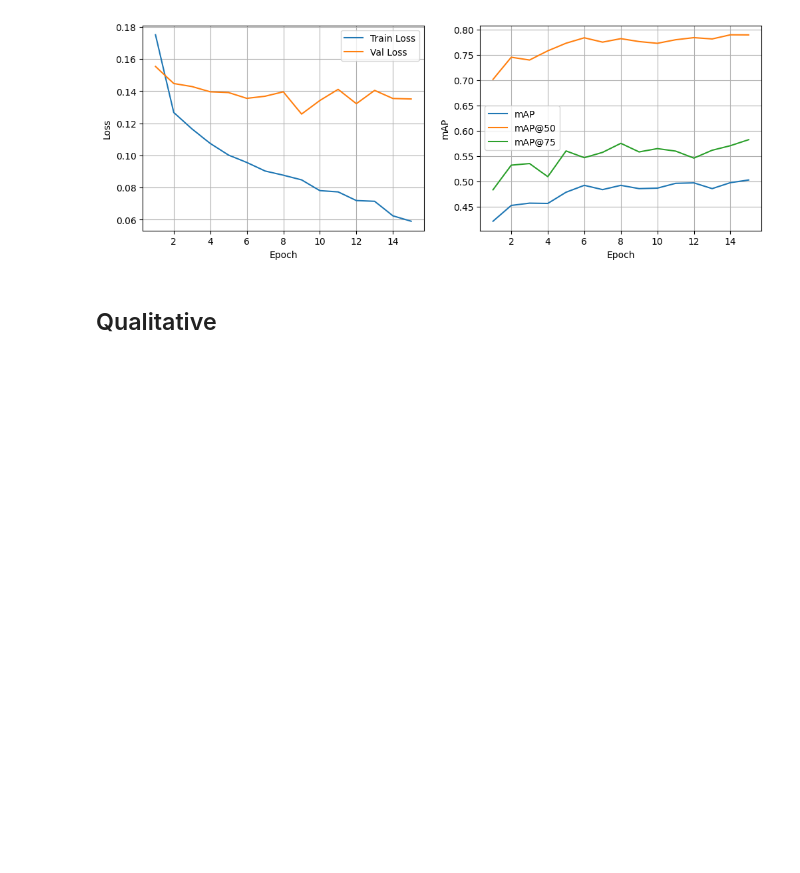
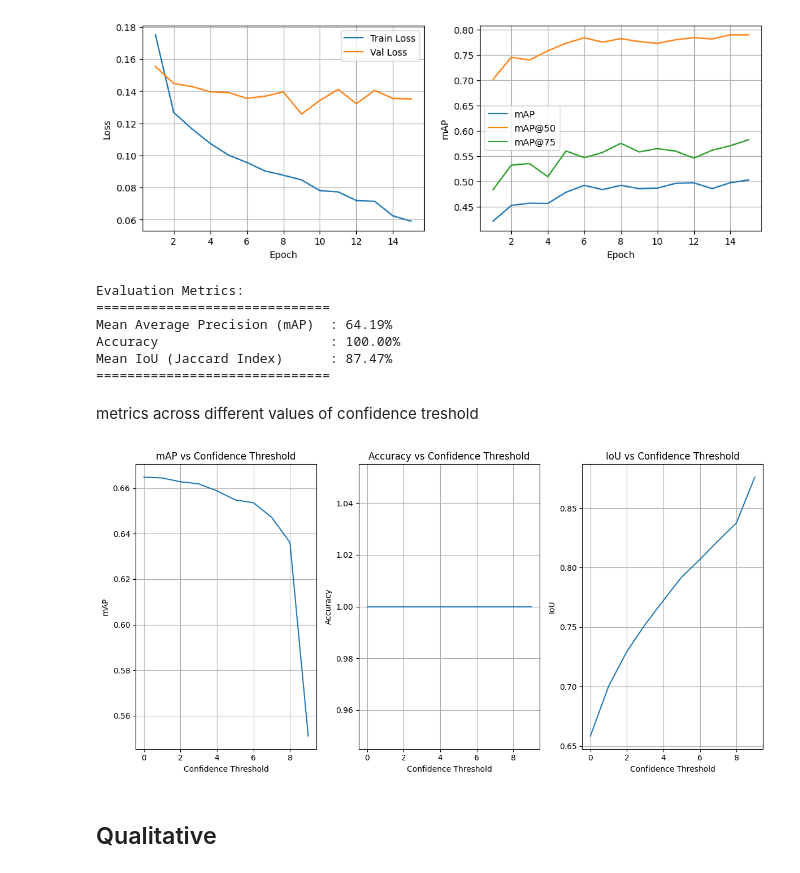
Before and after one commit to niklas-kessler/dl-med-img, a Jupyter notebook: Experiments.ipynb, the cells around one changed output. Saved outputs shown, nothing was run; the diff lists cells and outputs as text; code cells hidden in the pictures; blank space fills up the shorter version.

Commit message:
Data augmentation, evaluation metrics, freezing only layer1

```diff
--- a/Experiments.ipynb
+++ b/Experiments.ipynb
@@ -672,7 +772,7 @@ params = [p for p in model.parameters() if p.requires_grad]
 
 optimizer = torch.optim.SGD(
     params,
-    lr=0.0025,
+    lr=0.0015,  # lower as we train deeper
     momentum=0.9,
     weight_decay=5e-4
 )
@@ -685,10 +785,10 @@ lr_scheduler = torch.optim.lr_scheduler.ReduceLROnPlateau(
     patience=3
 )
 # %%
-RESUME_TRAINING = False
+RESUME_TRAINING = True
 
 if RESUME_TRAINING:
-  checkpoint_path = "/content/drive/MyDrive/checkpoints/marco_02_01_26/fasterrcnn_epoch_21.pth"
+  checkpoint_path = "/content/drive/MyDrive/checkpoints/fasterrcnn_epoch_15.pth"
 
   val_losses = []
   history = [] # Ensure history is initialized
@@ -716,7 +816,9 @@ num_epochs = 15
 for epoch in range(start_epoch, num_epochs):
     model.train()
     # After calling model.train(), explicitly set the backbone to eval mode to freeze BatchNorm running statistics
-    model.backbone.eval()
+    for m in model.backbone.modules():
+      if isinstance(m, torch.nn.BatchNorm2d): # # Freeze BatchNorm running statistics in the backbone to ensure stable training with batch_size = 1
+          m.eval()
 
     epoch_loss = 0.0
     n_batches = 0
@@ -759,7 +861,7 @@ for epoch in range(start_epoch, num_epochs):
         train_losses,
         val_losses,
         history, # Pass history to save_checkpoint
-        f"/content/drive/MyDrive/DL Medical Imaging/Project/checkpoints/niklas_02_01_26/fasterrcnn_epoch_{epoch+1}.pth"
+        f"/content/drive/MyDrive/checkpoints/fasterrcnn_epoch_{epoch+1}.pth"
     )
 
     print(
@@ -787,7 +877,7 @@ Epoch [12/15] | Train Loss: 0.0719 | Val Loss: 0.1322 | mAP: 49.68%
 # %% [markdown]
 Let's inspect the contents of the checkpoint file to see if the `val_losses` key is present.
 # %%
-checkpoint_path = "/content/drive/MyDrive/DL Medical Imaging/Project/checkpoints/niklas_02_01_26/fasterrcnn_epoch_2.pth"
+checkpoint_path = "/content/drive/MyDrive/DL Medical Imaging/Project/checkpoints/fasterrcnn_epoch_15.pth"
 
 if not os.path.exists(checkpoint_path):
     print("Checkpoint not found, cannot load losses for plotting.")
@@ -858,0 +1038,17 @@ plt.show()
+# %%
+results = evaluate_model_with_metrics_conf(model, val_dataloader_fasterrcnn, device, 0.8)
+print("\nEvaluation Metrics:")
+print("="*30)
+print(f"{'Mean Average Precision (mAP)':<30}: {results['mAP']*100:.2f}%")
+print(f"{'Accuracy':<30}: {results['Accuracy']*100:.2f}%")
+print(f"{'Mean IoU (Jaccard Index)':<30}: {results['IoU']*100:.2f}%")
+print("="*30)
+# %% [output]
+Evaluation Metrics:
+==============================
+Mean Average Precision (mAP)  : 64.19%
+Accuracy                      : 100.00%
+Mean IoU (Jaccard Index)      : 87.47%
+==============================
+# %% [markdown]
+metrics across different values of confidence treshold
@@ -859,3 +1119,11 @@ plt.show()
+# %%
+# Define the range of confidence thresholds you want to evaluate
+confidence_range = np.linspace(0.1, 0.95, 10)
+
+# Call the evaluation and plotting function evaluate_with_confidence_range
+evaluate_with_confidence_range(model, val_dataloader_fasterrcnn, device, confidence_range)
+# %% [output]
+[figure, added]
 # %% [markdown]
 ## Qualitative
 # %%
```
Also changed, not shown: parts of 15 cells of this notebook.
